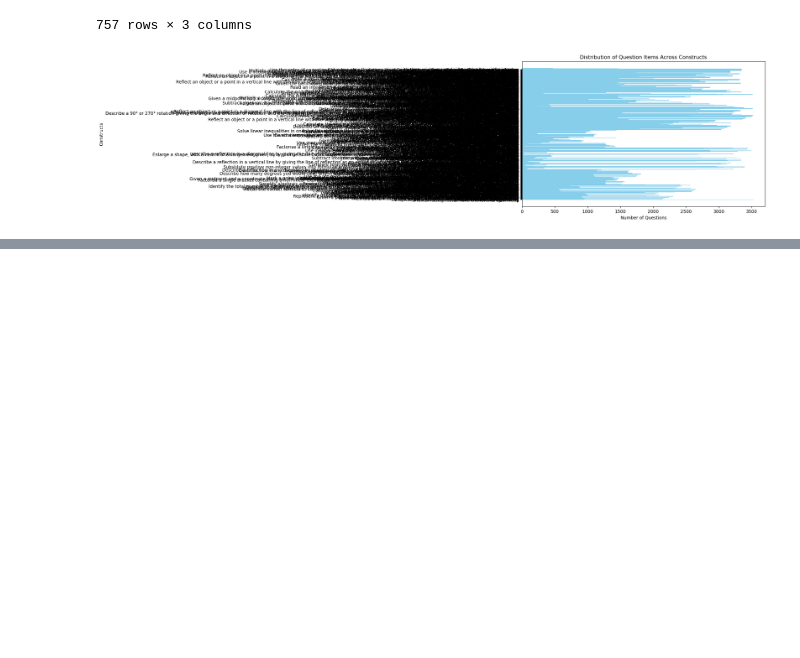
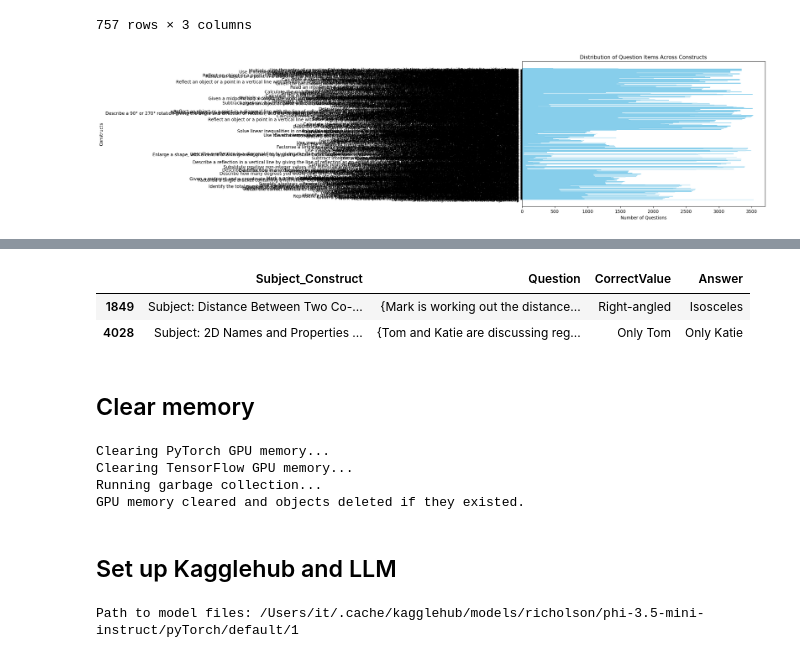
Before and after one commit to itancio/misconception-in-math, a Jupyter notebook: model.ipynb, the cells around one changed output, grey strips where cells are left out. Cells and saved outputs as stored; diff of their text form; code cells hidden in the pictures; blank space fills up the shorter version.

```diff
--- a/model.ipynb
+++ b/model.ipynb
@@ -332,3 +447,60 @@ KeyError: "The following 'id_vars' are not present in the DataFrame: ['all_quest
 # %%
-# Split the data into training and testing data
+# Split the data into training and validate data
+X, y = train_misconception_df[['Subject_Construct', 'Question', 'CorrectValue', 'Answer' ]], train_misconception_df['Misconception']
 X_train, X_validate, y_train, y_validate = train_test_split(X, y, test_size = 0.2)
+X_train.head(2)
+# %% [output]
+|  | Subject_Construct | Question | CorrectValue | Answer |
+| 1849 | Subject: Distance Between Two Co-... | {Mark is working out the distance... | Right-angled | Isosceles |
+| 4028 | Subject: 2D Names and Properties ... | {Tom and Katie are discussing reg... | Only Tom | Only Katie |
+# %% [markdown]
+## Clear memory
+# %%
+# Clear GPU memory and delete existing objects if they exist
+import gc
+import torch
+import tensorflow as tf
+
+def clear_memory():
+    # Clear PyTorch GPU memory if torch is available
+    if 'torch' in globals():
+        print("Clearing PyTorch GPU memory...")
+        torch.cuda.empty_cache()
+
+
+    # Clear TensorFlow GPU memory if tf is available
+    if 'tf' in globals():
+        print("Clearing TensorFlow GPU memory...")
+        tf.keras.backend.clear_session()
+
+    # Run garbage collection
+    print("Running garbage collection...")
+    gc.collect()
+
+    # Delete existing objects
+    globals_to_delete = ['my_var1', 'my_var2']  # Add your variables here
+    for var_name in globals_to_delete:
+        if var_name in globals():
+            print(f"Deleting {var_name}...")
+            del globals()[var_name]
+
+    print("GPU memory cleared and objects deleted if they existed.")
+
+# Example usage:
+clear_memory()
+# %% [output]
+Clearing PyTorch GPU memory...
+Clearing TensorFlow GPU memory...
+Running garbage collection...
+GPU memory cleared and objects deleted if they existed.
+# %% [markdown]
+## Set up Kagglehub and LLM
+# %%
+import kagglehub
+
+# Download latest version
+modelPath = kagglehub.model_download("richolson/phi-3.5-mini-instruct/pyTorch/default")
+
+print("Path to model files:", modelPath)
+# %% [output]
+Path to model files: /Users/it/.cache/kagglehub/models/richolson/phi-3.5-mini-instruct/pyTorch/default/1
```
Also changed, not shown: parts of 30 cells of this notebook, 2 other files.
